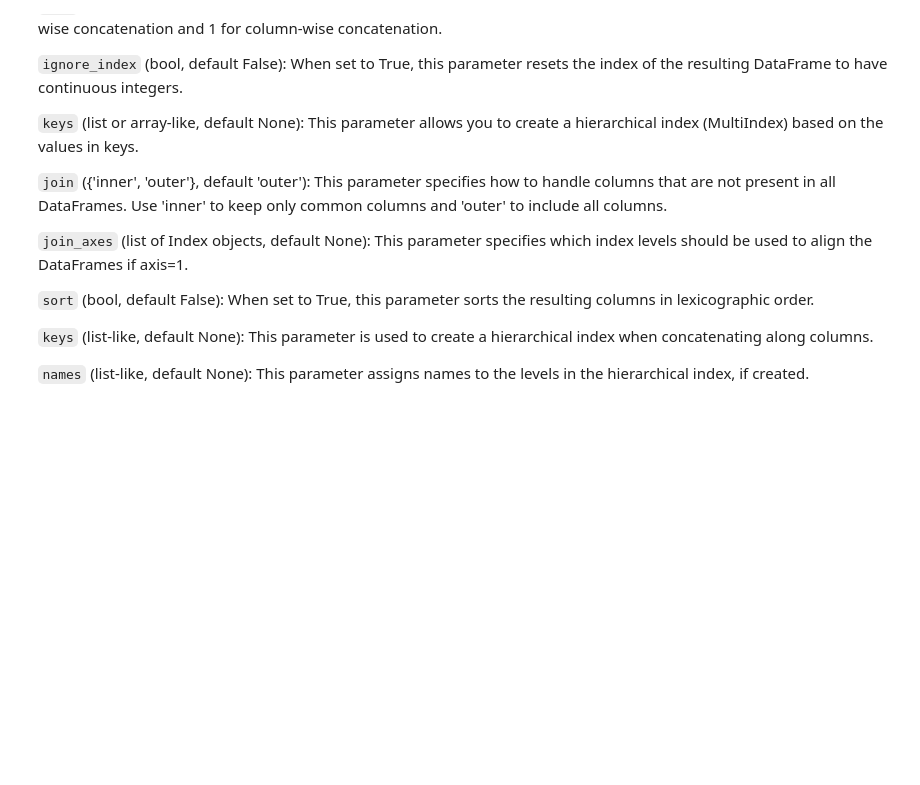
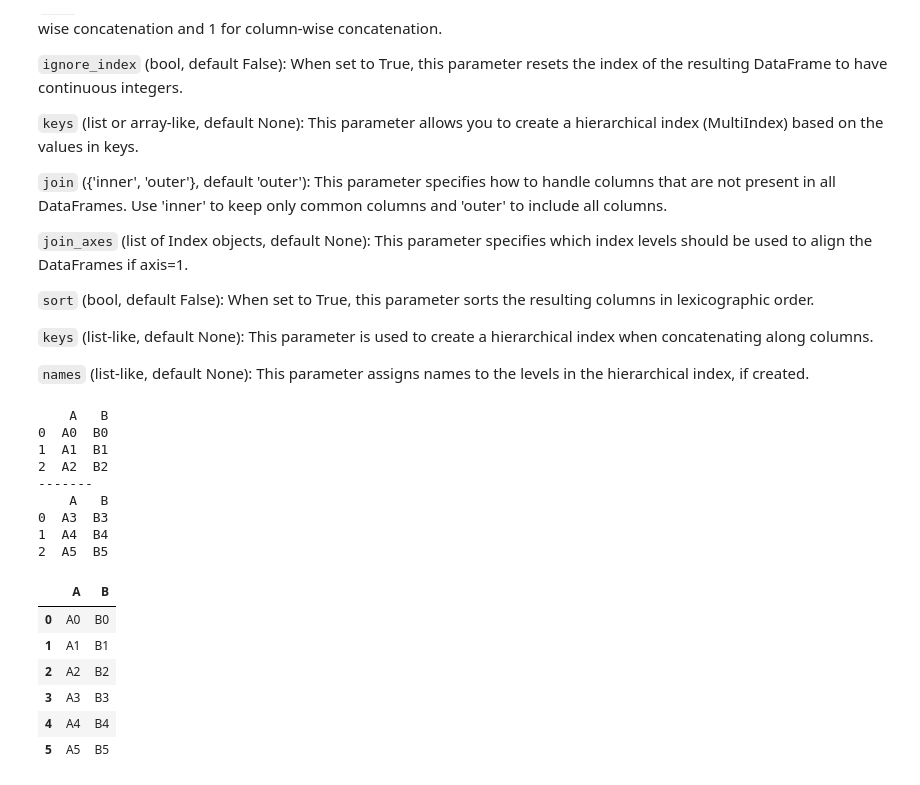
Before and after one commit to benedicthartmann/pythonFundamental, a Jupyter notebook: week6_ger_phse2_wk6 1 1.ipynb, the cells around one changed output. Cells and saved outputs as stored; diff of their text form; code cells hidden in the pictures; blank space fills up the shorter version.

```diff
--- a/week6_ger_phse2_wk6 1 1.ipynb
+++ b/week6_ger_phse2_wk6 1 1.ipynb
@@ -727,13 +920,38 @@ df2 = pd.DataFrame({'A': ['A3', 'A4', 'A5'],
 # %%
 #  Basic Row-Wise Concatenation (Default Parameters)
 
 import pandas as pd
 
 df1 = pd.DataFrame({'A': ['A0', 'A1', 'A2'],
                     'B': ['B0', 'B1', 'B2']})
 
 df2 = pd.DataFrame({'A': ['A3', 'A4', 'A5'],
                     'B': ['B3', 'B4', 'B5']})
+
+print(df1)
+print("-------")
+print(df2)
+
+
+result = pd.concat([df1, df2], ignore_index=True)
+result
+# %% [output]
+    A   B
+0  A0  B0
+1  A1  B1
+2  A2  B2
+-------
+    A   B
+0  A3  B3
+1  A4  B4
+2  A5  B5
+|  | A | B |
+| 0 | A0 | B0 |
+| 1 | A1 | B1 |
+| 2 | A2 | B2 |
+| 3 | A3 | B3 |
+| 4 | A4 | B4 |
+| 5 | A5 | B5 |
 # %%
 # Column-Wise Concatenation (axis=1)
 
```
Also changed, not shown: parts of 21 cells of this notebook.
